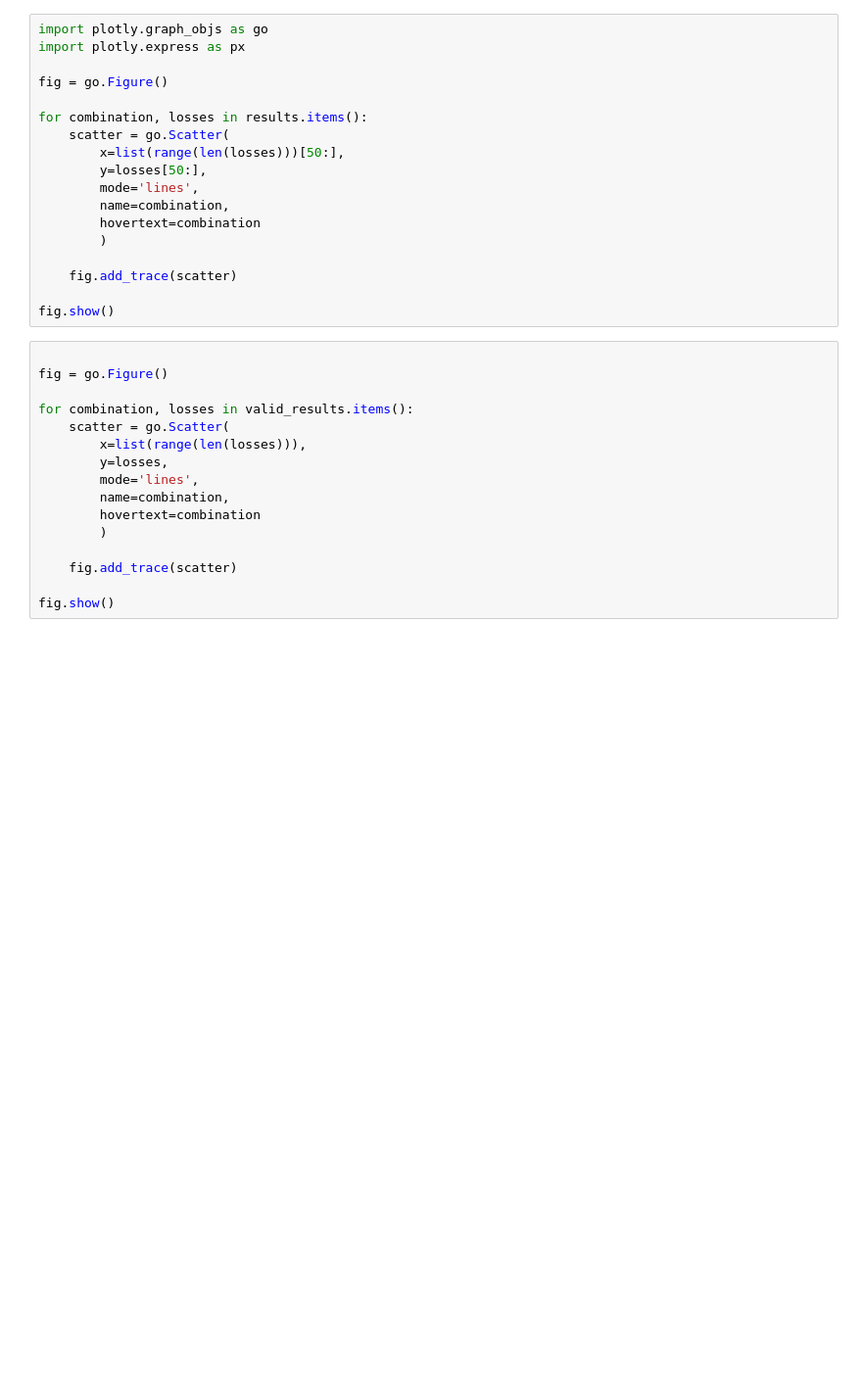
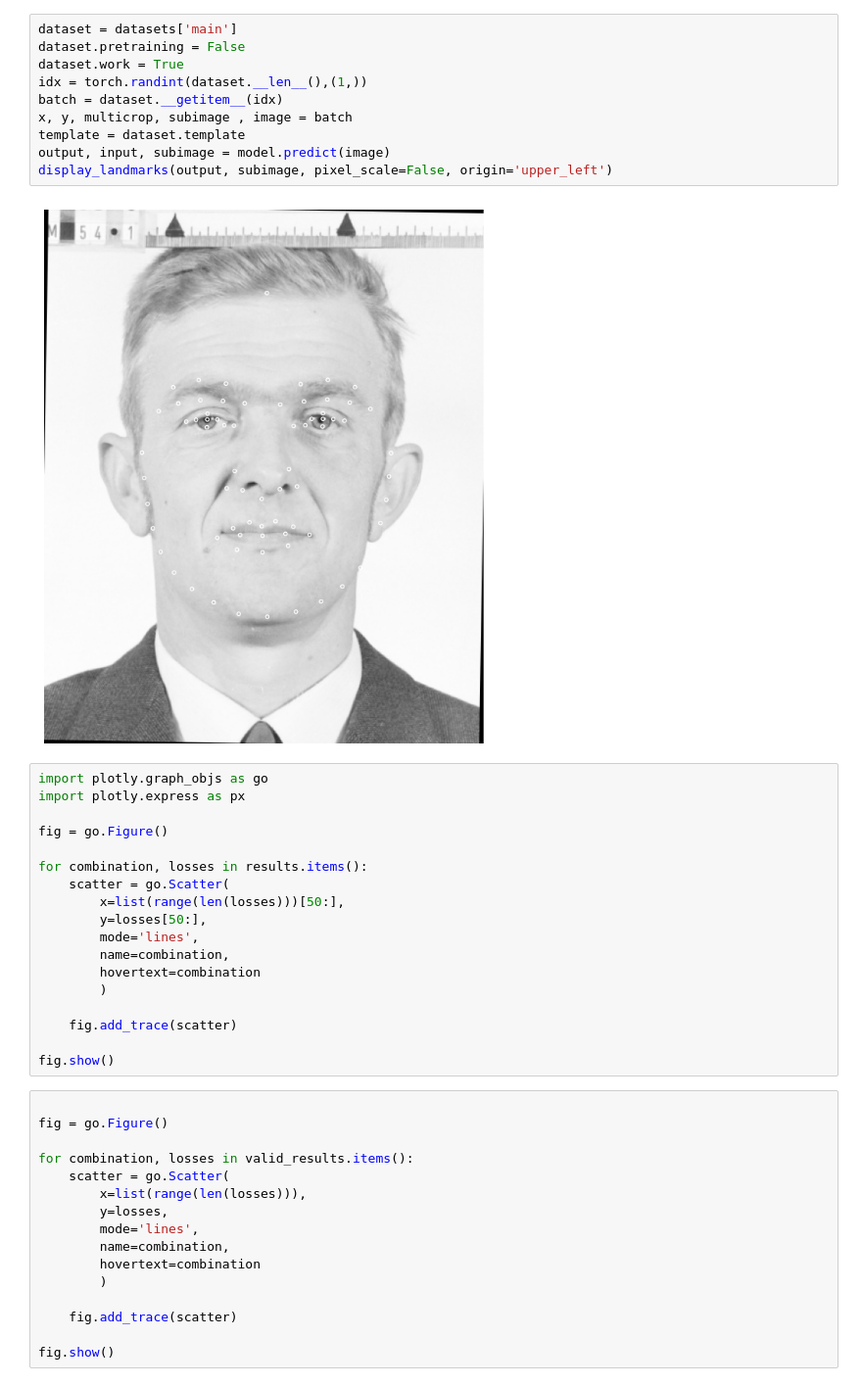
Before and after one commit to JaroslavTrnka1/facelandmarks, a Jupyter notebook: train.ipynb, the cells around one changed output. Shown at 98% size. Saved outputs shown, nothing was run; the diff lists cells and outputs as text; blank space fills up the shorter version.

```diff
--- a/train.ipynb
+++ b/train.ipynb
@@ -90,3 +108,15 @@ KeyboardInterrupt:
+# %%
+dataset = datasets['main']
+dataset.pretraining = False
+dataset.work = True
+idx = torch.randint(dataset.__len__(),(1,))
+batch = dataset.__getitem__(idx)
+x, y, multicrop, subimage , image = batch
+template = dataset.template
+output, input, subimage = model.predict(image)
+display_landmarks(output, subimage, pixel_scale=False, origin='upper_left')
+# %% [output]
+[figure, added]
 # %%
 import plotly.graph_objs as go
 import plotly.express as px
```
Also changed, not shown: parts of 12 cells of this notebook, 10 other files.
